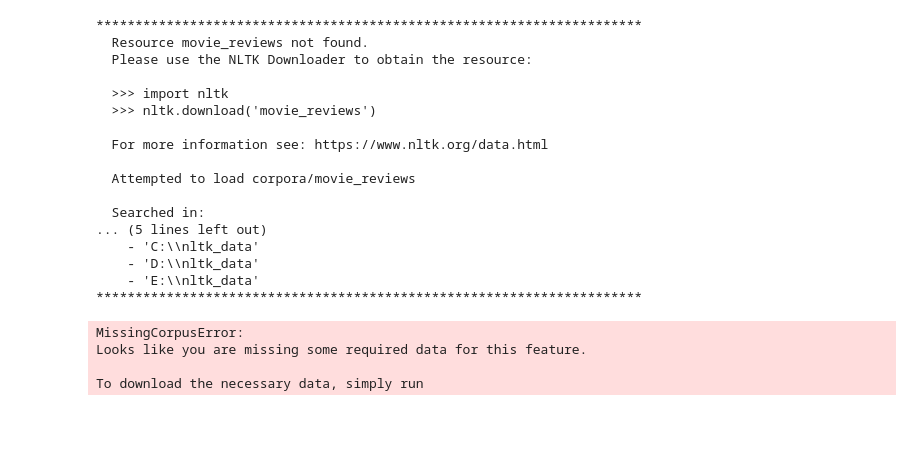
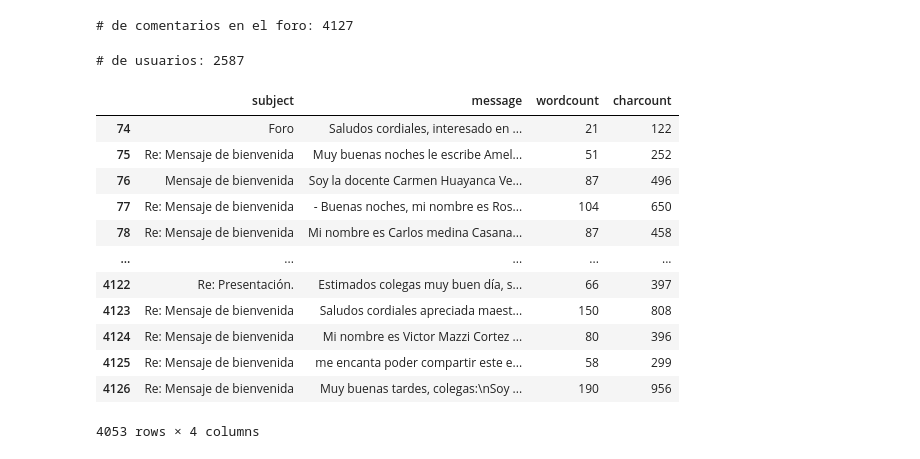
Before and after one commit to juorme/difods_2023_prod, a Jupyter notebook: sentiment/sentiment.ipynb, the cells around one changed output. Cells and saved outputs as stored; diff of their text form; code cells hidden in the pictures; blank space fills up the shorter version.

```diff
--- a/sentiment/sentiment.ipynb
+++ b/sentiment/sentiment.ipynb
@@ -13,30 +20,31 @@ df.head()
 | 2 | 14 | 8 | 0 | 2 | Admin User | 1688001418 | 1688001418 | 1 | Mensaje de bienvenida | ESTIMADA/O DOCENTE:\n\nTe damos l... | ... |
 | 3 | 15 | 9 | 0 | 2 | Admin User | 1688001418 | 1688001418 | 1 | Mensaje de bienvenida | ESTIMADA/O DOCENTE:\n\nTe damos l... | ... |
 | 4 | 16 | 10 | 0 | 2 | Admin User | 1688001418 | 1688001418 | 1 | Mensaje de bienvenida | ESTIMADA/O DOCENTE:\n\nTe damos l... | ... |
-# %%
-text= "good day"
-
-my_text = TextBlob(text,analyzer=NaiveBayesAnalyzer())
-my_text.sentiment
-# %% [output]
-**********************************************************************
-  Resource movie_reviews not found.
-  Please use the NLTK Downloader to obtain the resource:
-
-  >>> import nltk
-  >>> nltk.download('movie_reviews')
-
-  For more information see: https://www.nltk.org/data.html
-
-  Attempted to load corpora/movie_reviews
-
-  Searched in:
-... (5 lines left out)
-    - 'C:\\nltk_data'
-    - 'D:\\nltk_data'
-    - 'E:\\nltk_data'
-**********************************************************************
-MissingCorpusError:
-Looks like you are missing some required data for this feature.
-
-To download the necessary data, simply run
+# %%
+print("# de comentarios en el foro: %d " %df.shape[0])
+# %% [output]
+# de comentarios en el foro: 4127
+# %%
+df_1 = df[df['userfullname']!='Admin User']
+# %%
+print("# de usuarios: %d" % len(df_1.userid.unique()))
+# %% [output]
+# de usuarios: 2587
+# %%
+df_target = df_1[['subject','message','wordcount','charcount']]
+# %%
+df_target
+# %% [output]
+|  | subject | message | wordcount | charcount |
+| 74 | Foro | Saludos cordiales, interesado en ... | 21 | 122 |
+| 75 | Re: Mensaje de bienvenida | Muy buenas noches le escribe Amel... | 51 | 252 |
+| 76 | Mensaje de bienvenida | Soy la docente Carmen Huayanca Ve... | 87 | 496 |
+| 77 | Re: Mensaje de bienvenida | - Buenas noches, mi nombre es Ros... | 104 | 650 |
+| 78 | Re: Mensaje de bienvenida | Mi nombre es Carlos medina Casana... | 87 | 458 |
+| ... | ... | ... | ... | ... |
+| 4122 | Re: Presentación. | Estimados colegas muy buen día, s... | 66 | 397 |
+| 4123 | Re: Mensaje de bienvenida | Saludos cordiales apreciada maest... | 150 | 808 |
+| 4124 | Re: Mensaje de bienvenida | Mi nombre es Victor Mazzi Cortez ... | 80 | 396 |
+| 4125 | Re: Mensaje de bienvenida | me encanta poder compartir este e... | 58 | 299 |
+| 4126 | Re: Mensaje de bienvenida | Muy buenas tardes, colegas:\nSoy ... | 190 | 956 |
+4053 rows × 4 columns
```
Also changed, not shown: parts of 10 cells of this notebook, 3 other files.
